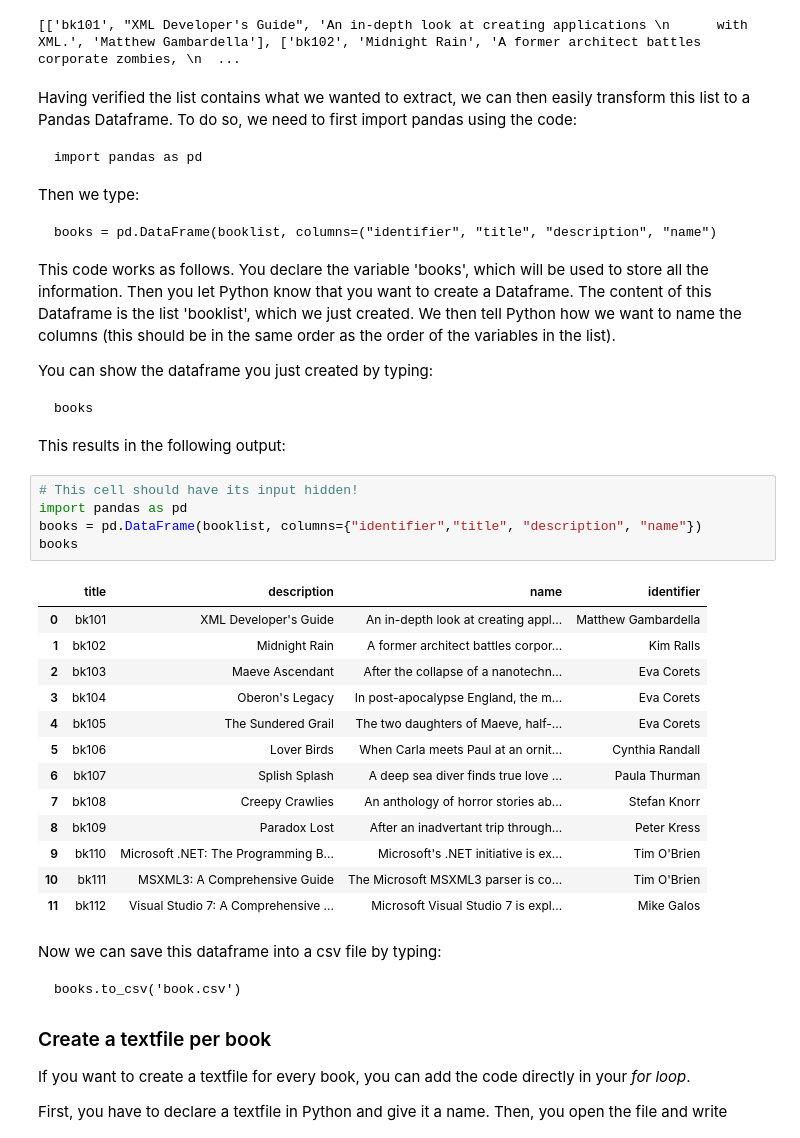
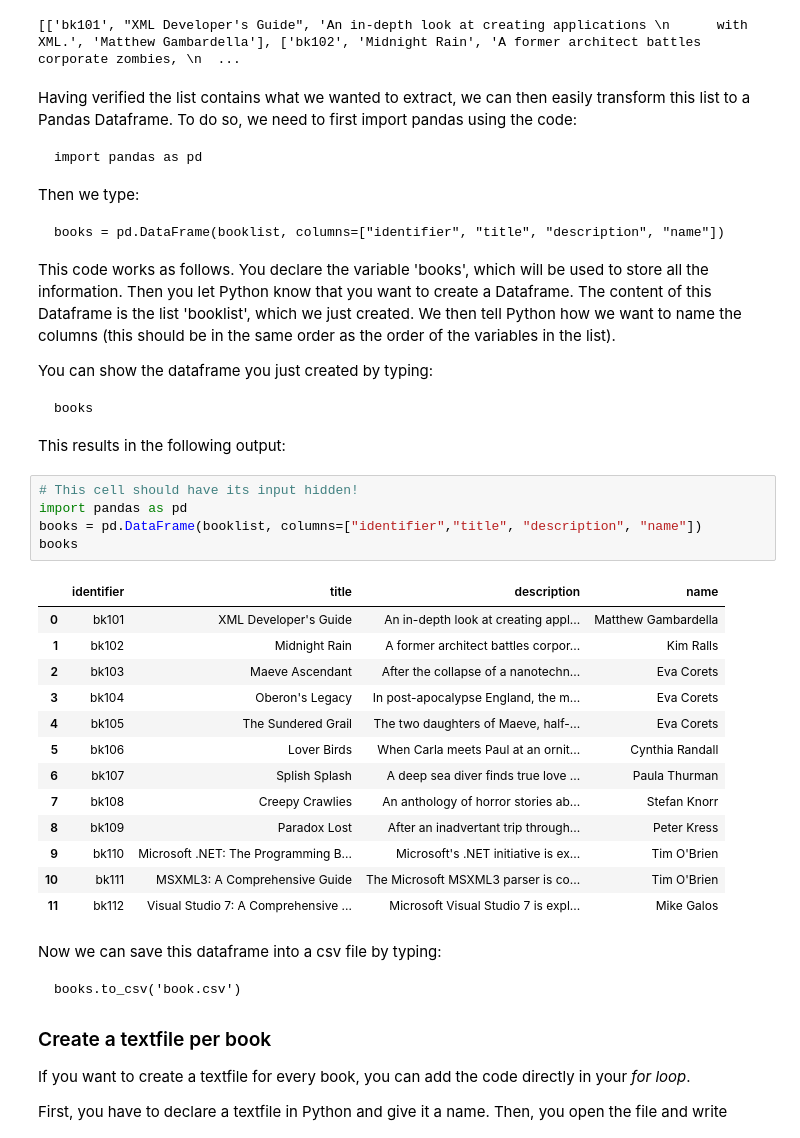
Before and after one commit to MirjamC/xml-workshop, a Jupyter notebook: _sources/5_example_BS.ipynb, the cells around one changed output. Cells and saved outputs as stored; diff of their text form.

````diff
--- a/_sources/5_example_BS.ipynb
+++ b/_sources/5_example_BS.ipynb
@@ -537,7 +537,7 @@ import pandas as pd
 
 Then we type:
 ```
-books = pd.DataFrame(booklist, columns=("identifier", "title", "description", "name")
+books = pd.DataFrame(booklist, columns=["identifier", "title", "description", "name"])
 ```
 
 This code works as follows. You declare the variable 'books', which will be used to store all the information. Then you let Python know that you want to create a Dataframe. The content of this Dataframe is the list 'booklist', which we just created. We then tell Python how we want to name the columns (this should be in the same order as the order of the variables in the list).
@@ -551,10 +551,10 @@ This results in the following output:
 # %%
 # This cell should have its input hidden!
 import pandas as pd
-books = pd.DataFrame(booklist, columns={"identifier","title", "description", "name"})
+books = pd.DataFrame(booklist, columns=["identifier","title", "description", "name"])
 books
 # %% [output]
-|  | title | description | name | identifier |
+|  | identifier | title | description | name |
 | 0 | bk101 | XML Developer's Guide | An in-depth look at creating appl... | Matthew Gambardella |
 | 1 | bk102 | Midnight Rain | A former architect battles corpor... | Kim Ralls |
 | 2 | bk103 | Maeve Ascendant | After the collapse of a nanotechn... | Eva Corets |
````
Also changed, not shown: 10 other files.
